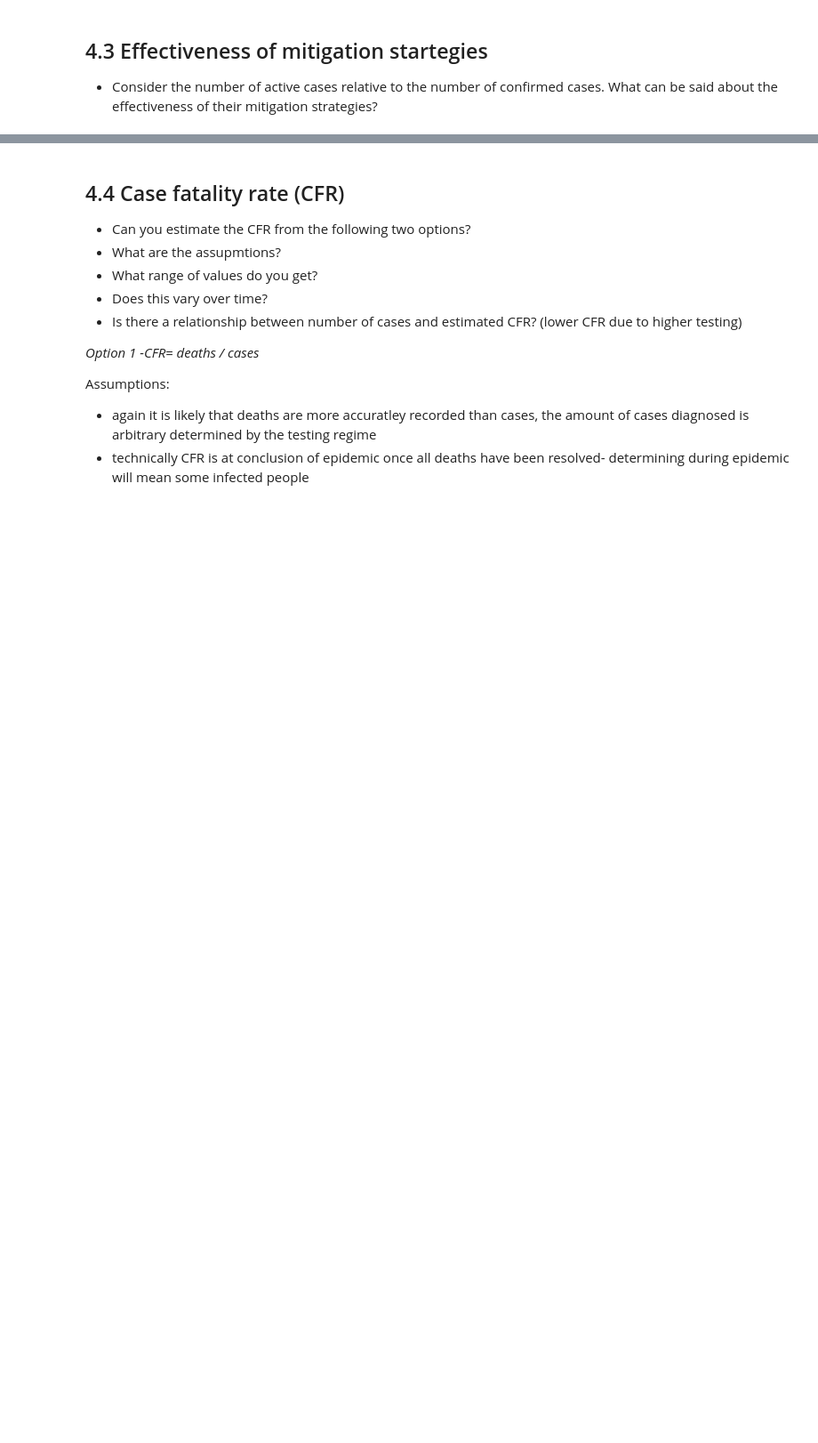
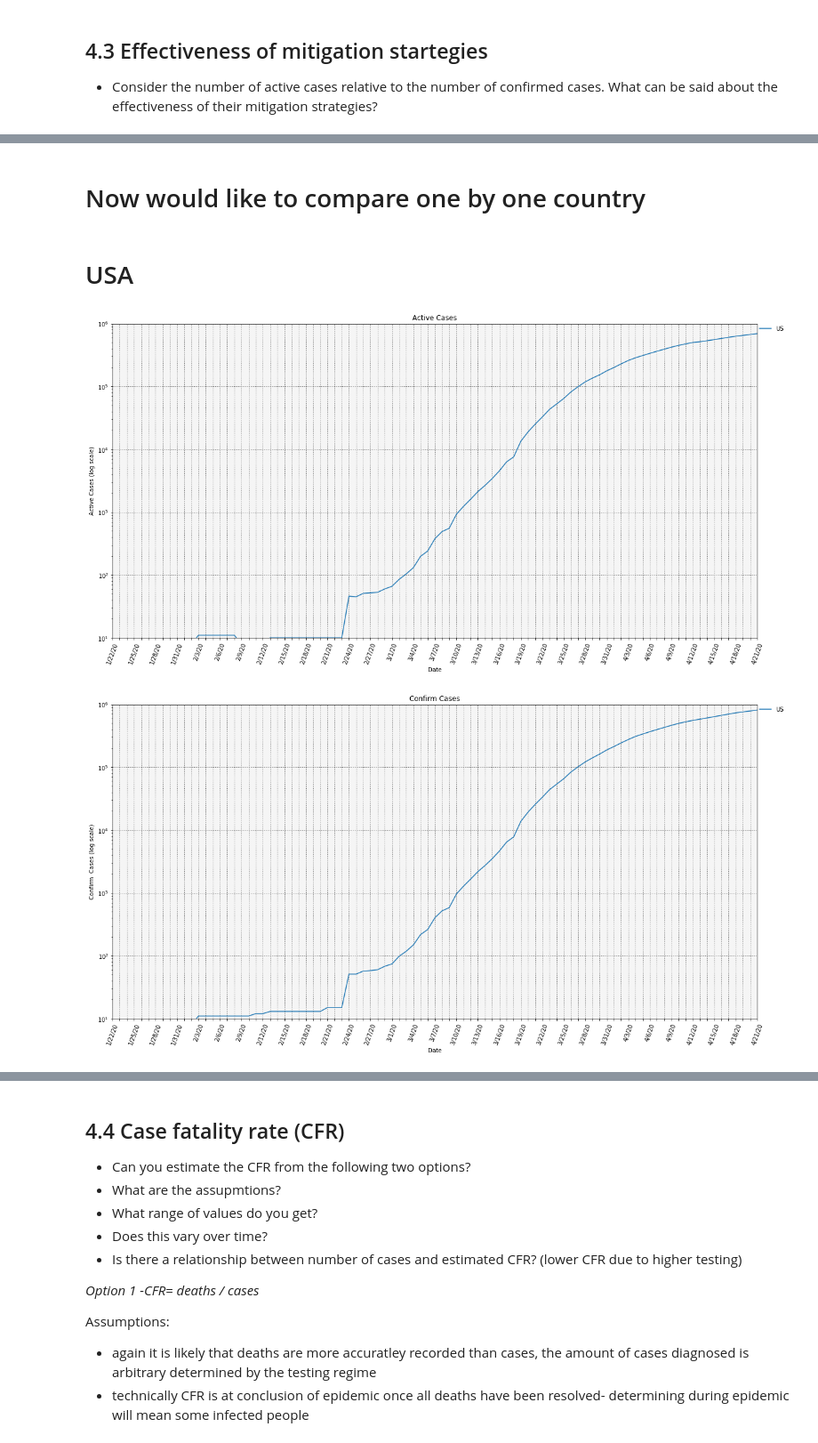
Before and after one commit to SheikhHamxa/Fiver-project_Data-Analysis-, a Jupyter notebook: Analysis 1.ipynb, the cells around one changed output, grey strips where cells are left out. Shown at 89% size. Drawn from its saved outputs; the diff is of its cells as text; code cells hidden in the pictures; blank space fills up the shorter version.

```diff
--- a/Analysis 1.ipynb
+++ b/Analysis 1.ipynb
@@ -400,0 +484,26 @@ Average:  0.0
+# %% [markdown]
+# Now would like to compare one by one country
+# %% [markdown]
+# USA
+# %%
+df=active_grouped
+countries=['US']
+log=1
+title='Active Cases'
+xtitle='Date'
+ytitle='Active Cases (log scale)'
+
+plot_by_date(df,countries,log,title,xtitle,ytitle)
+
+
+df=confirmed_grouped
+countries=['US']
+log=1
+title='Confirm Cases'
+xtitle='Date'
+ytitle='Confirm  Cases (log scale)'
+
+plot_by_date(df,countries,log,title,xtitle,ytitle)
+# %% [output]
+[figure, added]
+[figure, added]
```
Also changed, not shown: parts of 49 cells of this notebook.
